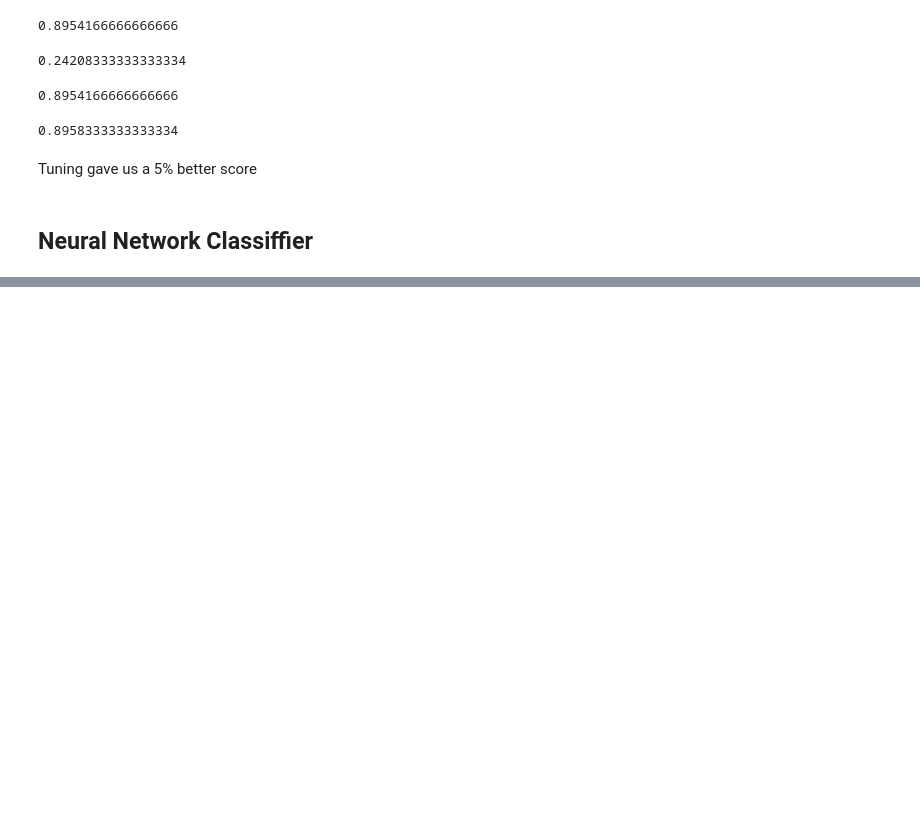
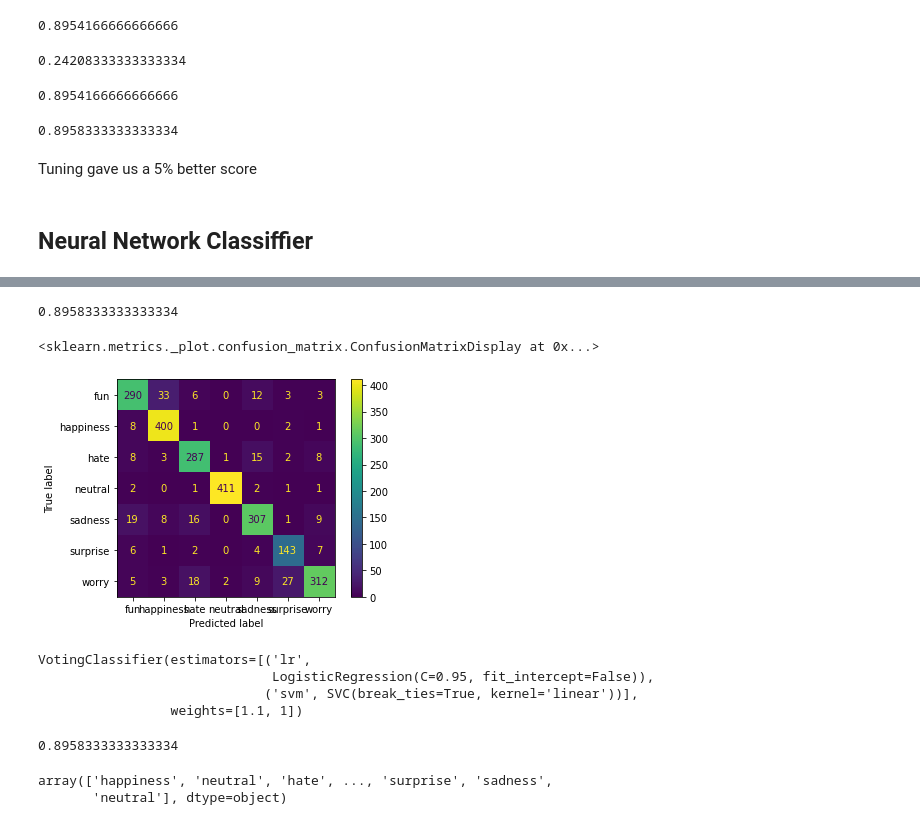
Before and after one commit to a-neocleous/Text-Emotion_Classification, a Jupyter notebook: text-emotion_classifier.ipynb, the cells around one changed output, grey strips where cells are left out. Drawn from its saved outputs; the diff is of its cells as text; code cells hidden in the pictures; blank space fills up the shorter version.

```diff
--- a/text-emotion_classifier.ipynb
+++ b/text-emotion_classifier.ipynb
@@ -727,0 +834,10 @@ Tuning gave us a 5% better score
+# %%
+lr_model = LogisticRegression(C=0.95,fit_intercept=False)
+lr_model.fit(X_train,y_train)
+print(lr_model.score(X_test,y_test))
+
+plot_confusion_matrix(lr_model,X_test,y_test)
+# %% [output]
+0.8958333333333334
+<sklearn.metrics._plot.confusion_matrix.ConfusionMatrixDisplay at 0x...>
+[figure, added]
@@ -727,0 +847,17 @@ Tuning gave us a 5% better score
+# %%
+lr_svm_combo.fit(X_train,y_train)
+# %% [output]
+VotingClassifier(estimators=[('lr',
+                              LogisticRegression(C=0.95, fit_intercept=False)),
+                             ('svm', SVC(break_ties=True, kernel='linear'))],
+                 weights=[1.1, 1])
+# %%
+lr_svm_combo.score(X_test,y_test)
+# %% [output]
+0.8958333333333334
+# %%
+y_combo_pred = lr_svm_combo.predict(X_test)
+y_combo_pred
+# %% [output]
+array(['happiness', 'neutral', 'hate', ..., 'surprise', 'sadness',
+       'neutral'], dtype=object)
```
Also changed, not shown: parts of 44 cells of this notebook.
